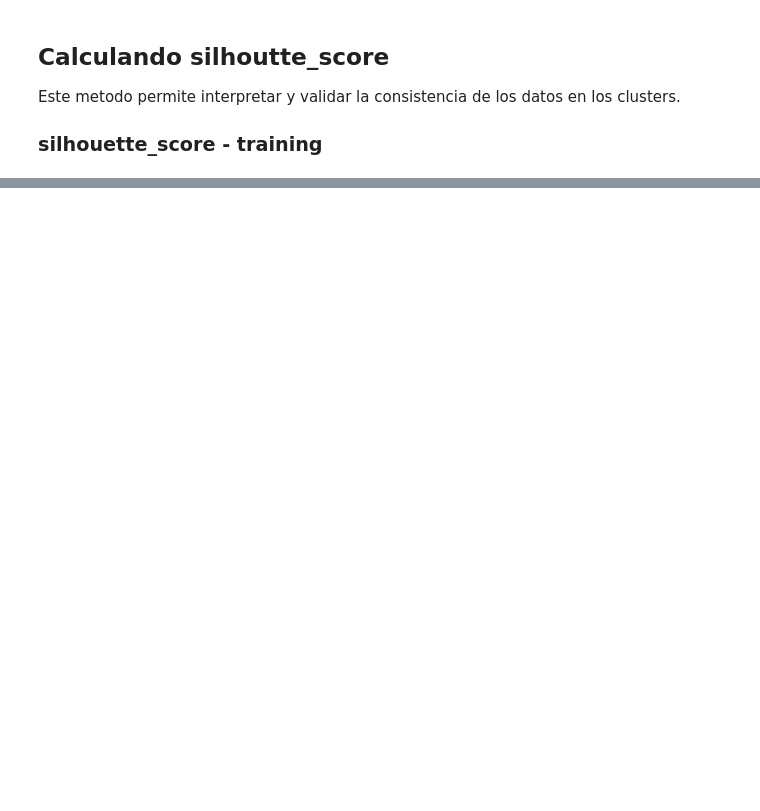
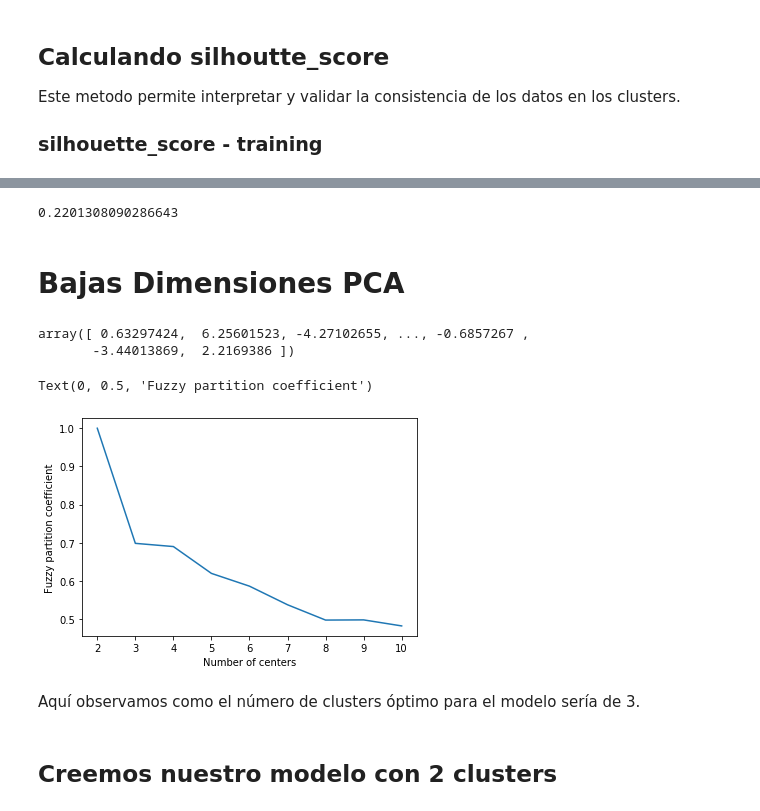
Before and after one commit to jdestradap/trabajo-3-aprendizaje-automatico, a Jupyter notebook: fuzzy-c-means/Fuzzy-C-Means-PI.ipynb, the cells around one changed output, grey strips where cells are left out. Cells and saved outputs as stored; diff of their text form; code cells hidden in the pictures; blank space fills up the shorter version.

```diff
--- a/fuzzy-c-means/Fuzzy-C-Means-PI.ipynb
+++ b/fuzzy-c-means/Fuzzy-C-Means-PI.ipynb
@@ -137,0 +135,45 @@ cluster_membership_pi.shape
+# %%
+silhouette_score(X1_std_ts, cluster_membership)
+# %% [output]
+0.2201308090286643
+# %% [markdown]
+# Bajas Dimensiones PCA
+# %%
+n_components = 2
+whiten = False
+random_state = None
+
+pca = PCA(n_components=n_components, whiten=whiten, random_state=random_state)
+X_PCA_tr = pca.fit_transform(X1_std_tr)
+X_PCA_tr = pd.DataFrame(data=X_PCA_tr)
+
+X_PCA_ts = pca.transform(X1_std_ts)
+X_PCA_ts = pd.DataFrame(data=X_PCA_ts)
+# %%
+np.asarray(X_PCA_tr)[:,0]
+# %% [output]
+array([ 0.63297424,  6.25601523, -4.27102655, ..., -0.6857267 ,
+       -3.44013869,  2.2169386 ])
+# %%
+alldata_pca = np.vstack((np.asarray(X_PCA_tr)[:,0],np.asarray(X_PCA_tr)[:,1]))
+
+fpcs = []
+for ncenters in range(1, 10):
+    cntr_model, u_model, u0_model, d_model, jm_model, p_model, fpc_model = fuzz.cluster.cmeans(alldata_pca,
+    ncenters, 2, error=0.005, maxiter=1000, init=None)
+
+
+    # Store fpc values for later
+    fpcs.append(fpc_model)
+# %%
+fig2, ax2 = plt.subplots()
+ax2.plot(np.r_[2:11], fpcs)
+ax2.set_xlabel("Number of centers")
+ax2.set_ylabel("Fuzzy partition coefficient")
+# %% [output]
+Text(0, 0.5, 'Fuzzy partition coefficient')
+[figure, added]
+# %% [markdown]
+Aquí observamos como el número de clusters óptimo para el modelo sería de 3.
+# %% [markdown]
+## Creemos nuestro modelo con 2 clusters
```
Also changed, not shown: parts of 18 cells of this notebook.
